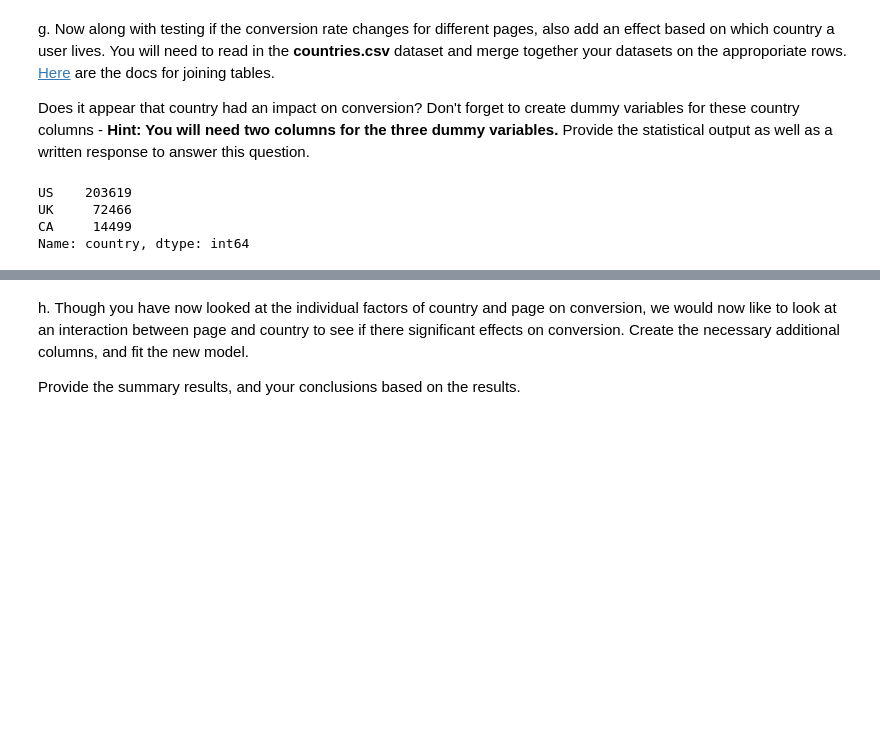
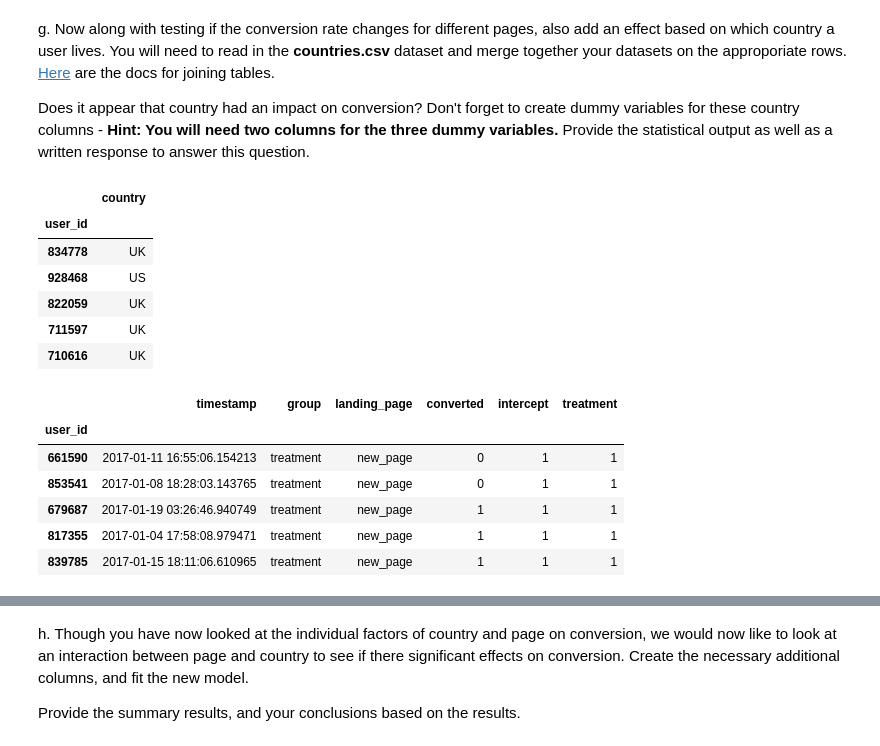
Before and after one commit to 55thSwiss/Udacity_DAND, a Jupyter notebook: Part 4/Analyze_ab_test_results_notebook.ipynb, the cells around one changed output, grey strips where cells are left out. Drawn from its saved outputs; the diff is of its cells as text; code cells hidden in the pictures; blank space fills up the shorter version.

```diff
--- a/Part 4/Analyze_ab_test_results_notebook.ipynb
+++ b/Part 4/Analyze_ab_test_results_notebook.ipynb
@@ -402,12 +411,28 @@ g. Now along with testing if the conversion rate changes for different pages, al
 
 Does it appear that country had an impact on conversion?  Don't forget to create dummy variables for these country columns - **Hint: You will need two columns for the three dummy variables.** Provide the statistical output as well as a written response to answer this question.
 # %%
-countries_df = pd.read_csv('./countries.csv')
-df_new = countries_df.set_index('user_id').join(df2.set_index('user_id'), how='inner')
-df_new['country'].value_counts()
+df_countries = pd.read_csv('./countries.csv')
+df_countries = df_countries.set_index('user_id')
+df_countries.head()
+#df_new = countries_df.set_index('user_id').join(df2.set_index('user_id'), how='inner')
+#df_new['country'].value_counts()
 # %% [output]
-US    203619
-UK     72466
-CA     14499
-Name: country, dtype: int64
+|  | country |
+| user_id |  |
+| 834778 | UK |
+| 928468 | US |
+| 822059 | UK |
+| 711597 | UK |
+| 710616 | UK |
+# %%
+df2 = df2.set_index('user_id')
+df2.head()
+# %% [output]
+|  | timestamp | group | landing_page | converted | intercept | treatment |
+| user_id |  |  |  |  |  |  |
+| 661590 | 2017-01-11 16:55:06.154213 | treatment | new_page | 0 | 1 | 1 |
+| 853541 | 2017-01-08 18:28:03.143765 | treatment | new_page | 0 | 1 | 1 |
+| 679687 | 2017-01-19 03:26:46.940749 | treatment | new_page | 1 | 1 | 1 |
+| 817355 | 2017-01-04 17:58:08.979471 | treatment | new_page | 1 | 1 | 1 |
+| 839785 | 2017-01-15 18:11:06.610965 | treatment | new_page | 1 | 1 | 1 |
 # %%
```
Also changed, not shown: parts of 16 cells of this notebook, 1 other file.
